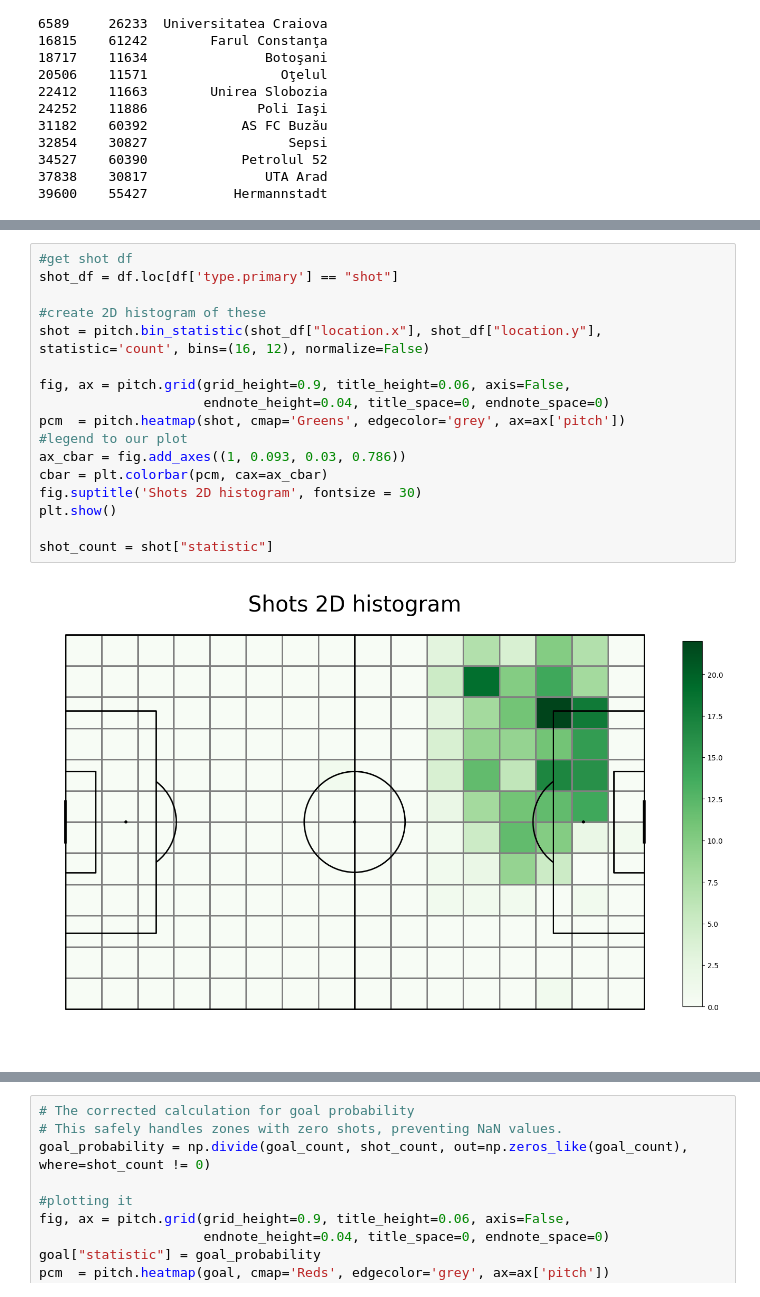
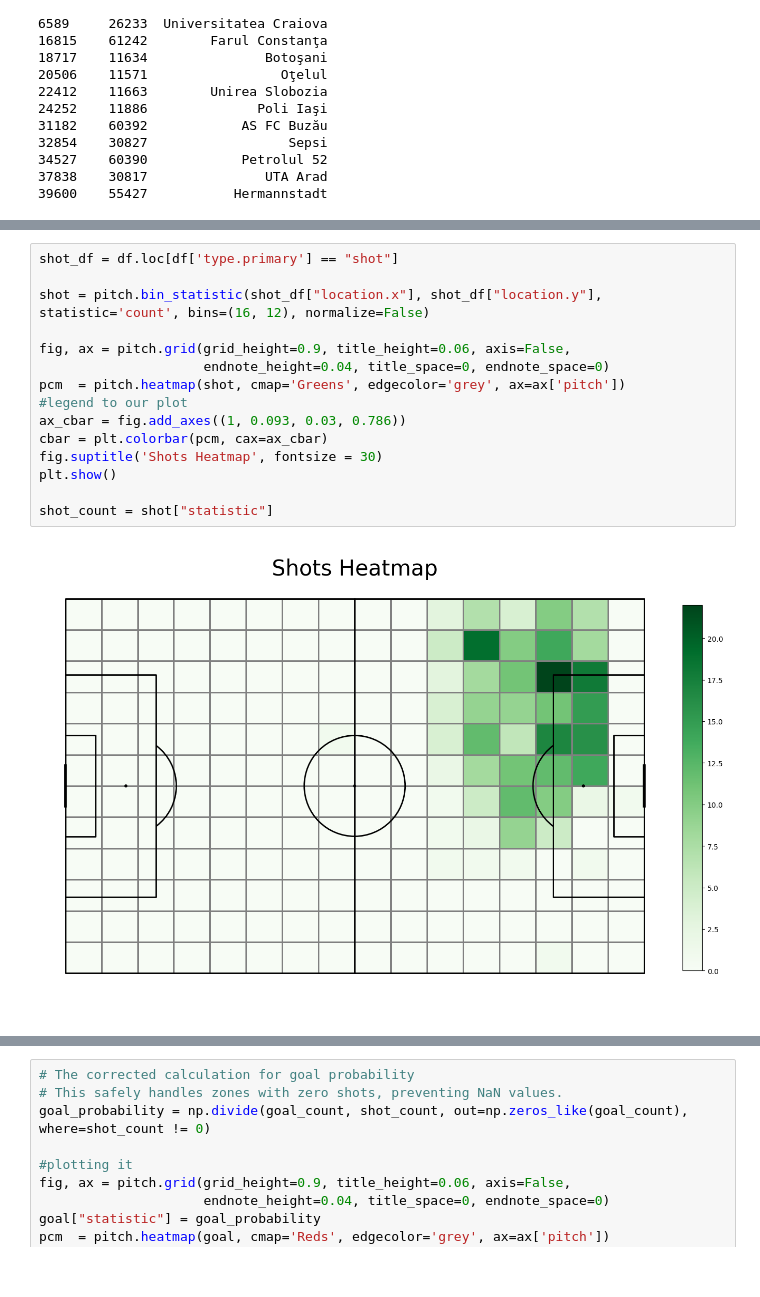
Before and after one commit to zainea-bogdan/FRF-Data-Project-ZGB, a Jupyter notebook: sourcecode/mvp_step_by_step.ipynb, the cells around one changed output, grey strips where cells are left out. Drawn from its saved outputs; the diff is of its cells as text.

```diff
--- a/sourcecode/mvp_step_by_step.ipynb
+++ b/sourcecode/mvp_step_by_step.ipynb
@@ -127,19 +221,17 @@ move_count = move["statistic"]
 # %%
-#get shot df
 shot_df = df.loc[df['type.primary'] == "shot"]
 
-#create 2D histogram of these
 shot = pitch.bin_statistic(shot_df["location.x"], shot_df["location.y"], statistic='count', bins=(16, 12), normalize=False)
 
 fig, ax = pitch.grid(grid_height=0.9, title_height=0.06, axis=False,
                      endnote_height=0.04, title_space=0, endnote_space=0)
 pcm  = pitch.heatmap(shot, cmap='Greens', edgecolor='grey', ax=ax['pitch'])
 #legend to our plot
 ax_cbar = fig.add_axes((1, 0.093, 0.03, 0.786))
 cbar = plt.colorbar(pcm, cax=ax_cbar)
-fig.suptitle('Shots 2D histogram', fontsize = 30)
+fig.suptitle('Shots Heatmap', fontsize = 30)
 plt.show()
 
 shot_count = shot["statistic"]
 # %% [output]
-[figure, old version]
+[figure, new version]
```
Also changed, not shown: parts of 31 cells of this notebook, 1 other file.
